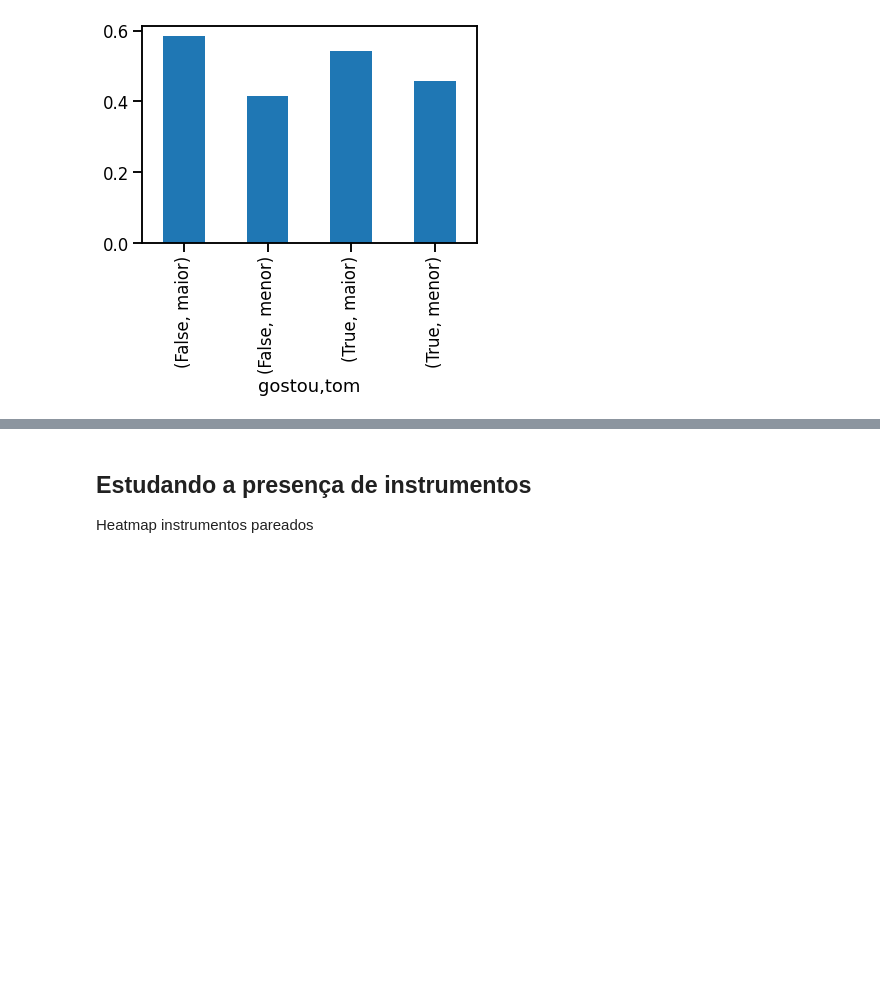
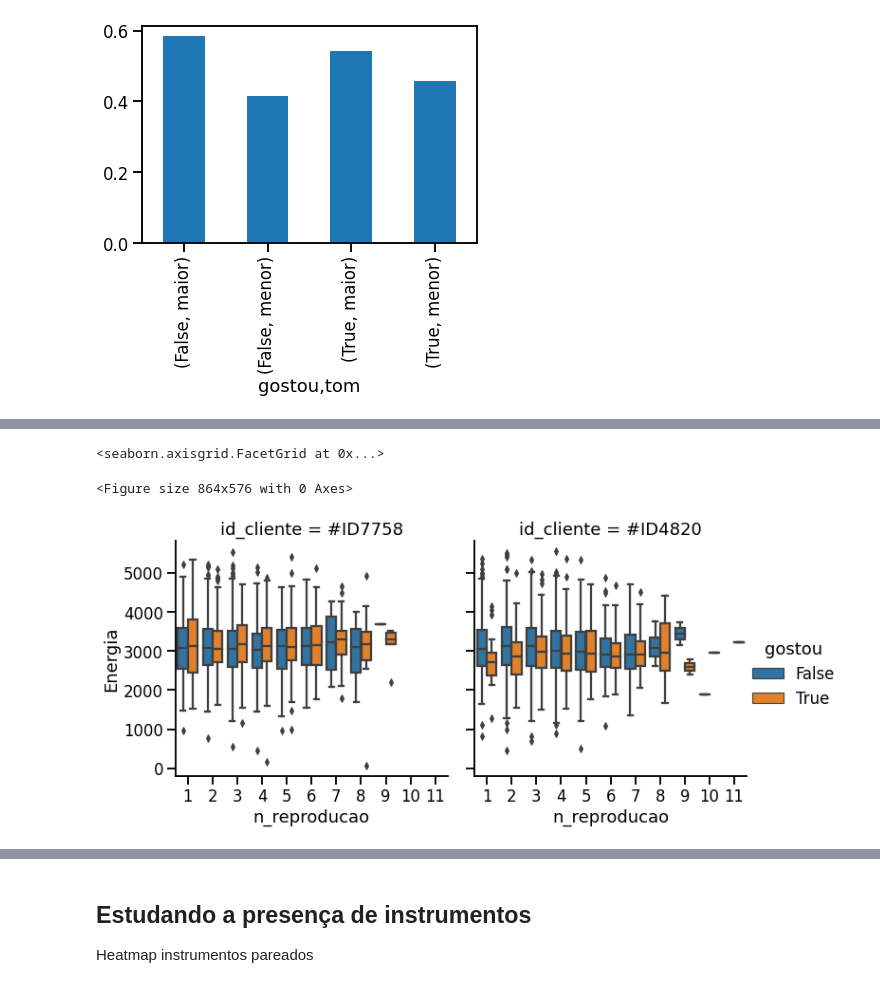
Before and after one commit to GoularteVinicius/music-inRecomendation, a Jupyter notebook: notebooks/01_AnalisesExploratorias.ipynb, the cells around one changed output, grey strips where cells are left out. Drawn from its saved outputs; the diff is of its cells as text; code cells hidden in the pictures; blank space fills up the shorter version.

```diff
--- a/notebooks/01_AnalisesExploratorias.ipynb
+++ b/notebooks/01_AnalisesExploratorias.ipynb
@@ -209,0 +224,9 @@ df.groupby('gostou')['tom'].value_counts(normalize=True).plot(kind='bar')
+# %%
+plt.figure(figsize=(12,8))
+sns.set_context('talk')
+sns.catplot(data=df, y="Energia",x="n_reproducao", hue="gostou",col="id_cliente",
+            kind="box")
+# %% [output]
+<seaborn.axisgrid.FacetGrid at 0x...>
+<Figure size 864x576 with 0 Axes>
+[figure, added]
```
Also changed, not shown: parts of 62 cells of this notebook, 2 other files.
